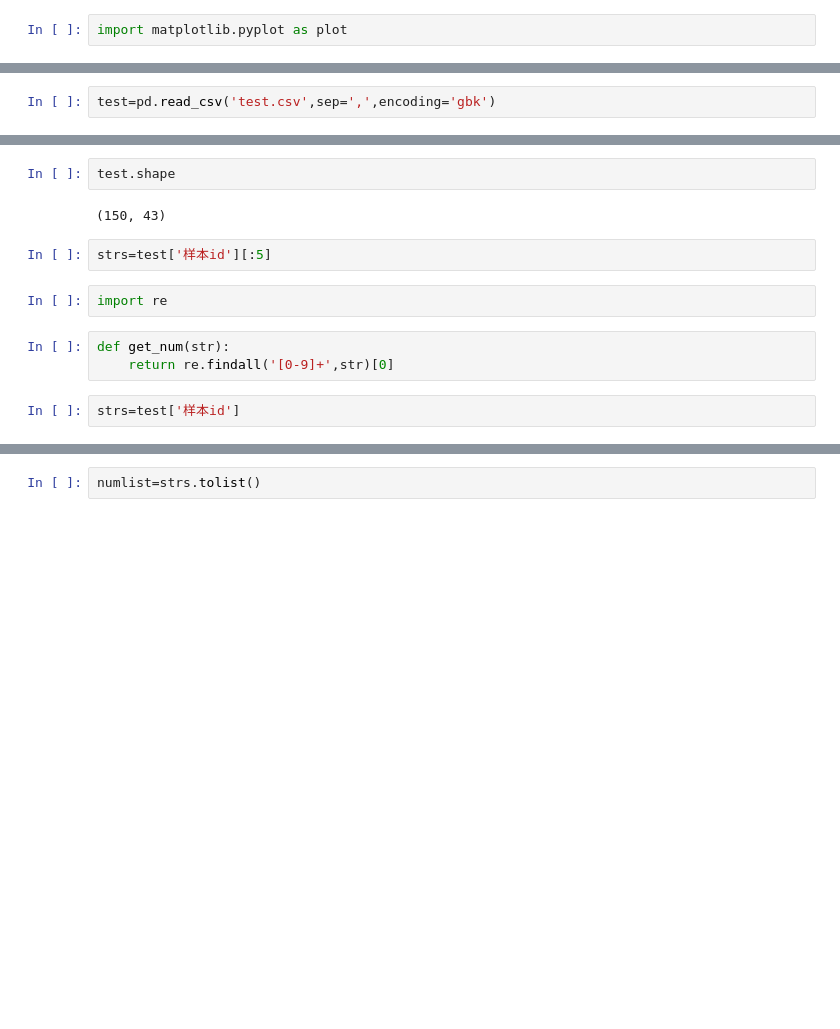
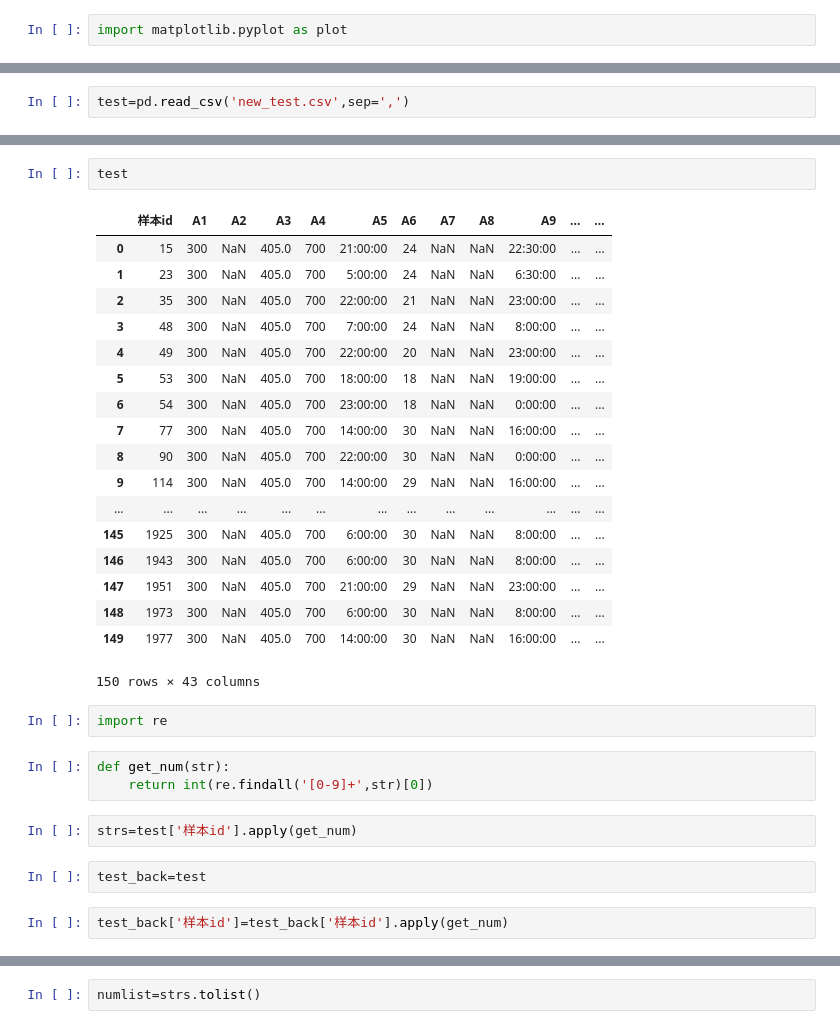
Before and after one commit to zerkvii/jinnan, a Jupyter notebook: data/readdata.ipynb, the cells around one changed output, grey strips where cells are left out. Cells and saved outputs as stored; diff of their text form; blank space fills up the shorter version.

```diff
--- a/data/readdata.ipynb
+++ b/data/readdata.ipynb
@@ -9,3 +9,3 @@ data=pd.read_csv('train.csv',sep=',',encoding='gbk')
 # %%
-test=pd.read_csv('test.csv',sep=',',encoding='gbk')
+test=pd.read_csv('new_test.csv',sep=',')
 # %%
@@ -17,13 +72,32 @@ data.shape
 # %%
-test.shape
+test
 # %% [output]
+|  | 样本id | A1 | A2 | A3 | A4 | A5 | A6 | A7 | A8 | A9 | ... | ... |
+| 0 | 15 | 300 | NaN | 405.0 | 700 | 21:00:00 | 24 | NaN | NaN | 22:30:00 | ... | ... |
+| 1 | 23 | 300 | NaN | 405.0 | 700 | 5:00:00 | 24 | NaN | NaN | 6:30:00 | ... | ... |
+| 2 | 35 | 300 | NaN | 405.0 | 700 | 22:00:00 | 21 | NaN | NaN | 23:00:00 | ... | ... |
+| 3 | 48 | 300 | NaN | 405.0 | 700 | 7:00:00 | 24 | NaN | NaN | 8:00:00 | ... | ... |
+| 4 | 49 | 300 | NaN | 405.0 | 700 | 22:00:00 | 20 | NaN | NaN | 23:00:00 | ... | ... |
+| 5 | 53 | 300 | NaN | 405.0 | 700 | 18:00:00 | 18 | NaN | NaN | 19:00:00 | ... | ... |
+| 6 | 54 | 300 | NaN | 405.0 | 700 | 23:00:00 | 18 | NaN | NaN | 0:00:00 | ... | ... |
+| 7 | 77 | 300 | NaN | 405.0 | 700 | 14:00:00 | 30 | NaN | NaN | 16:00:00 | ... | ... |
+| 8 | 90 | 300 | NaN | 405.0 | 700 | 22:00:00 | 30 | NaN | NaN | 0:00:00 | ... | ... |
+| 9 | 114 | 300 | NaN | 405.0 | 700 | 14:00:00 | 29 | NaN | NaN | 16:00:00 | ... | ... |
+| ... | ... | ... | ... | ... | ... | ... | ... | ... | ... | ... | ... | ... |
+| 145 | 1925 | 300 | NaN | 405.0 | 700 | 6:00:00 | 30 | NaN | NaN | 8:00:00 | ... | ... |
+| 146 | 1943 | 300 | NaN | 405.0 | 700 | 6:00:00 | 30 | NaN | NaN | 8:00:00 | ... | ... |
+| 147 | 1951 | 300 | NaN | 405.0 | 700 | 21:00:00 | 29 | NaN | NaN | 23:00:00 | ... | ... |
+| 148 | 1973 | 300 | NaN | 405.0 | 700 | 6:00:00 | 30 | NaN | NaN | 8:00:00 | ... | ... |
+| 149 | 1977 | 300 | NaN | 405.0 | 700 | 14:00:00 | 30 | NaN | NaN | 16:00:00 | ... | ... |
-(150, 43)
+150 rows × 43 columns
-# %%
-strs=test['样本id'][:5]
 # %%
 import re
 # %%
 def get_num(str):
-    return re.findall('[0-9]+',str)[0]
+    return int(re.findall('[0-9]+',str)[0])
 # %%
-strs=test['样本id']
+strs=test['样本id'].apply(get_num)
+# %%
+test_back=test
+# %%
+test_back['样本id']=test_back['样本id'].apply(get_num)
```
Also changed, not shown: parts of 15 cells of this notebook, 5 other files.
